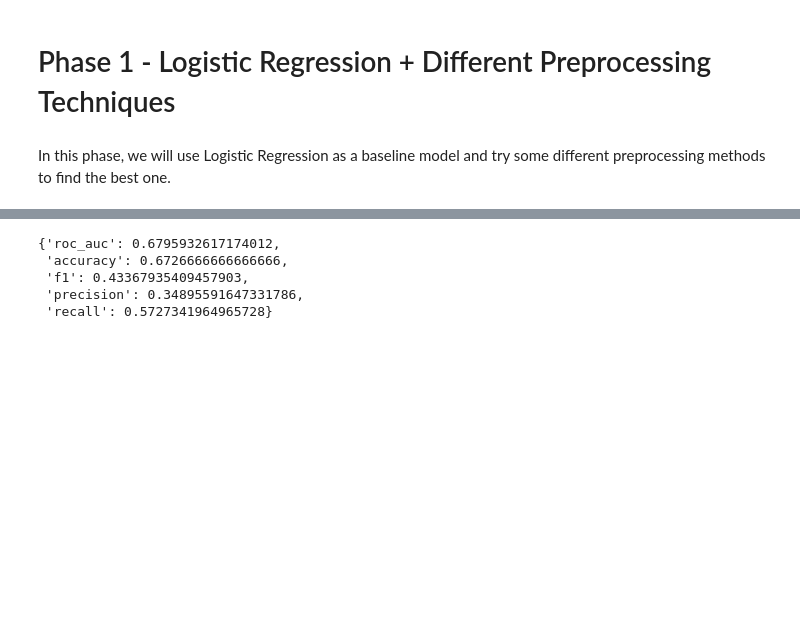
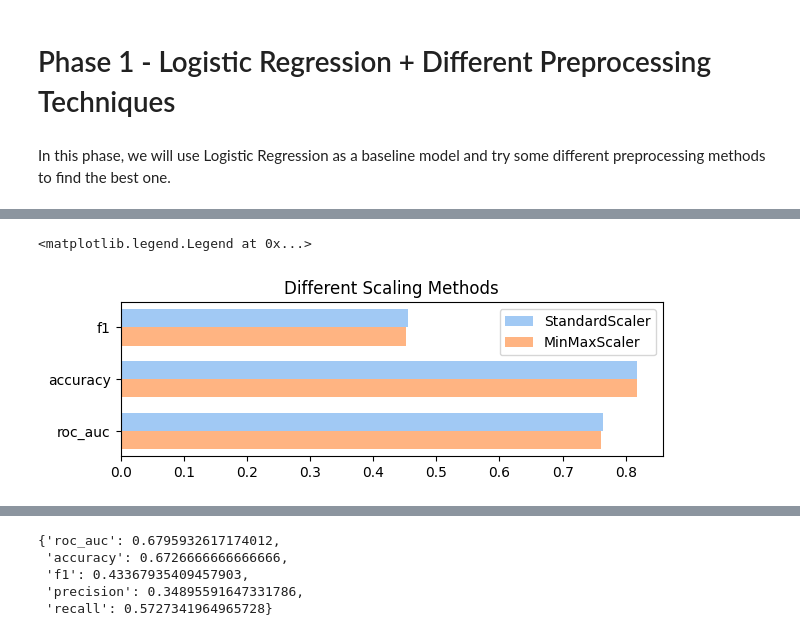
Before and after one commit to niimo753/credit-card-default-prediction-taiwan, a Jupyter notebook: notebooks/phase_1.ipynb, the cells around one changed output, grey strips where cells are left out. Cells and saved outputs as stored; diff of their text form; code cells hidden in the pictures; blank space fills up the shorter version.

```diff
--- a/notebooks/phase_1.ipynb
+++ b/notebooks/phase_1.ipynb
@@ -334,0 +509,33 @@ except:
+# %%
+# valid
+try:
+    scaler = pd.read_csv("../output/csv/phase_1/handling_numeric/scaler.csv")
+except:
+    output = {"scaler": [], "roc_auc": [], "accuracy": [], "f1": [], "precision": [], "recall": [], "dataset": []}
+
+    testcases = {"scaler": {"MinMaxScaler": MinMaxScaler(), "StandardScaler": StandardScaler()}}
+
+    model = LogisticRegression(max_iter=1000)
+
+    for scaler_name, scaler in testcases['scaler'].items():
+        processor = Preprocessing(scaler=scaler,
+                                  encoder=WoEEncoder(fill_value=0.00001),
+                                  numeric_into_bins= {"age": {(0, 20): "under 20", (20, 30): "20-30", (30, 40): "30-40",
+                                                              (40, 50): "40-50", (50, 60): "50-60", (60, 100): "over 60"}},
+                                  numeric_to_object=[f"pay_{i}" for i in range(1, 7, 1)],
+                                  specific_encoders={"gender": LabelEncoder()})
+        estimator = DefaultPaymentClassifier(processor=processor, model=model)
+        scores = cross_validation(X=x_train.iloc[:, 1:], y=y_train, estimator=estimator)
+        output["dataset"].append("validation")
+        output["scaler"].append(scaler_name)
+        for method, score in scores.items():
+            output[method].append(score)
+        scores = modelling_evaluation(x_train=x_train.iloc[:, 1:], y_train=y_train,
+                                      x_test=x_test.iloc[:, 1:], y_test=y_test,
+                                      estimator=estimator)
+        output["dataset"].append("testing")
+        output["scaler"].append(scaler_name)
+        for method, score in scores.items():
+            output[method].append(score)
+    scaler = pd.DataFrame(output)
+    scaler.to_csv("../output/csv/phase_1/handling_numeric/scaler.csv", index=False)
@@ -334,0 +550,14 @@ except:
+# %%
+sns.set_palette("pastel")
+fig, ax = plt.subplots(nrows=1, ncols=1, figsize=(7, 2))
+
+scaler_valid = scaler[scaler['dataset']!="validation"].iloc[:, :4].sort_values(by=["f1", "roc_auc"], ascending=False)
+
+y = np.arange(scaler_valid.shape[1]-1)
+ax.barh(y=scaler_valid.columns[1:], width=scaler_valid.iloc[0, 1:], height=0.35, align="edge", label=scaler_valid.iloc[0, 0])
+ax.barh(y=y-0.35, width=scaler_valid.iloc[1, 1:], height=0.35, alpha=1, align="edge", label=scaler_valid.iloc[1, 0])
+ax.set_title("Different Scaling Methods")
+ax.legend(loc=0)
+# %% [output]
+<matplotlib.legend.Legend at 0x...>
+[figure, added]
```
Also changed, not shown: parts of 41 cells of this notebook, 20 other files.
